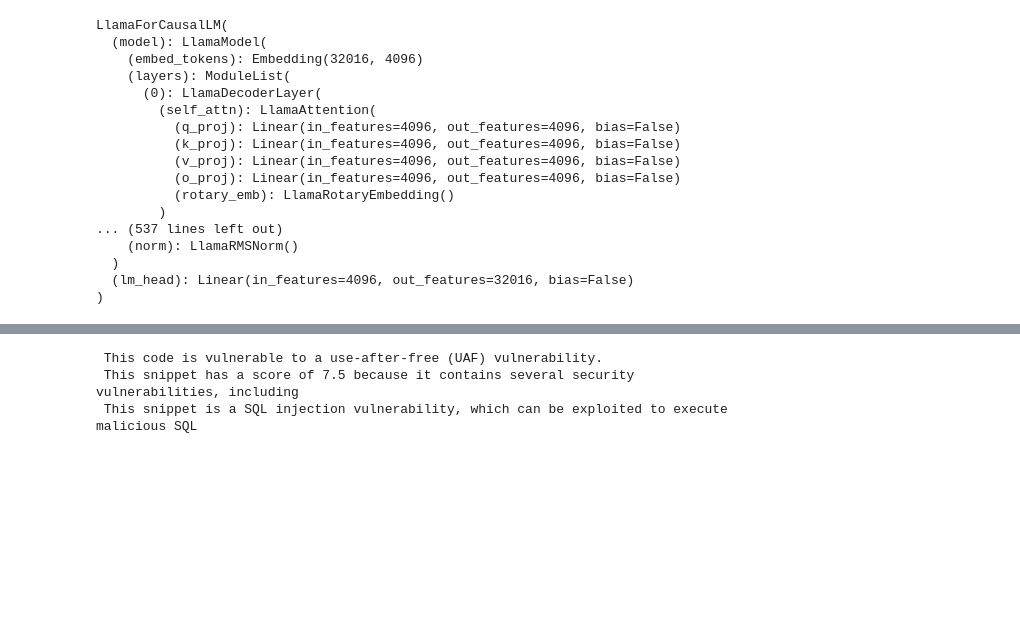
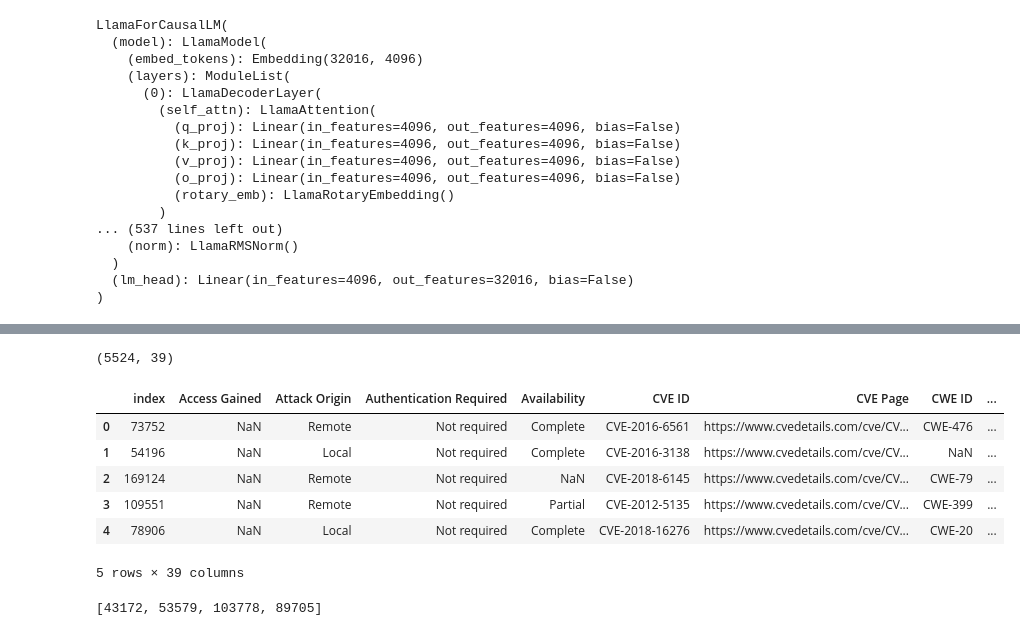
Before and after one commit to WM-SEMERU/in-context-vul-severity, a Jupyter notebook: notebooks/llama2-13b-model.ipynb, the cells around one changed output, grey strips where cells are left out. Cells and saved outputs as stored; diff of their text form; code cells hidden in the pictures; blank space fills up the shorter version.

```diff
--- a/notebooks/llama2-13b-model.ipynb
+++ b/notebooks/llama2-13b-model.ipynb
@@ -85,0 +125,8 @@ conversation_history = list()
+# %%
+test_data = pd.read_csv("../data/big-vul/test.csv")
+# %%
+filtered_test = test_data[test_data['func_before'].str.len().between(100,300)]
+filtered_test = filtered_test[filtered_test['Score'].notna()]
+filtered_test.shape
+# %% [output]
+(5524, 39)
@@ -85,0 +137,10 @@ conversation_history = list()
+# %%
+test_data.head()
+# %% [output]
+|  | index | Access Gained | Attack Origin | Authentication Required | Availability | CVE ID | CVE Page | CWE ID | ... |
+| 0 | 73752 | NaN | Remote | Not required | Complete | CVE-2016-6561 | https://www.cvedetails.com/cve/CV... | CWE-476 | ... |
+| 1 | 54196 | NaN | Local | Not required | Complete | CVE-2016-3138 | https://www.cvedetails.com/cve/CV... | NaN | ... |
+| 2 | 169124 | NaN | Remote | Not required | NaN | CVE-2018-6145 | https://www.cvedetails.com/cve/CV... | CWE-79 | ... |
+| 3 | 109551 | NaN | Remote | Not required | Partial | CVE-2012-5135 | https://www.cvedetails.com/cve/CV... | CWE-399 | ... |
+| 4 | 78906 | NaN | Local | Not required | Complete | CVE-2018-16276 | https://www.cvedetails.com/cve/CV... | CWE-20 | ... |
+5 rows × 39 columns
@@ -86,41 +171,40 @@ conversation_history = list()
+# %%
+indexes
+# %% [output]
+[43172, 53579, 103778, 89705]
 # %%
 # Limit maximum iterations for conversation
-conversation_history = list()
+def generate_prediction(messages):
+    conversation_history = list()
 
-for message in messages:
+    for message in messages:
 
-    conversation_history.append({"role": "user", "content": message})
-    conversation_history.append({"role": "system", "content": ""})
-    # Convert conversational history into chat template and tokenize
-    inputs = tokenizer.apply_chat_template(conversation_history, return_tensors="pt", return_attention_mask=False).to(device)
+        conversation_history.append({"role": "user", "content": message})
+        conversation_history.append({"role": "system", "content": ""})
+        # Convert conversational history into chat template and tokenize
+        inputs = tokenizer.apply_chat_template(conversation_history, return_tensors="pt", return_attention_mask=False).to(device)
 
-    # Generate output
-    generated_ids = model.generate(inputs,
-         streamer=streamer,
-         max_new_tokens=20,
-         do_sample=True,
-         top_k=50,
-         top_p=0.92,
-         temperature= 0.9,
-         pad_token_id=tokenizer.eos_token_id
-    )
+        # Generate output
+        generated_ids = model.generate(inputs,
+            #streamer=streamer,
+            max_new_tokens=20,
+            do_sample=True,
+            top_k=50,
+            top_p=0.92,
+            temperature= 0.9,
+            pad_token_id=tokenizer.eos_token_id
+        )
 
-    # Get complete output from model including input prompt
-    output = tokenizer.batch_decode(generated_ids)[0]
+        # Get complete output from model including input prompt
+        output = tokenizer.batch_decode(generated_ids)[0]
 
-    # Filter only new output information using '</s>' delimiter, then strip starting and trailing whitespace
-    output_filtered = output.split('</s>')[-1].strip()
+        # Filter only new output information using '</s>' delimiter, then strip starting and trailing whitespace
+        output_filtered = output.split('[/INST]')[-1].strip()
 
-    # Update conversation history with the latest output
-    conversation_history[-1]["content"] = output_filtered
+        # Update conversation history with the latest output
+        conversation_history[-1]["content"] = output_filtered
 
-    # Save entire conversation history to text file for debugging or use for loading conversational context
-    with open(filename, 'w') as f:
-        json.dump(conversation_history, f, ensure_ascii=False, indent=4)
+    return conversation_history
 
-    # Capture input before start of next iteration
-    #capture_input()
+        # Capture input before start of next iteration
+        #capture_input()
-# %% [output]
- This code is vulnerable to a use-after-free (UAF) vulnerability.
- This snippet has a score of 7.5 because it contains several security vulnerabilities, including
- This snippet is a SQL injection vulnerability, which can be exploited to execute malicious SQL
```
Also changed, not shown: parts of 31 cells of this notebook, 9 other files.
